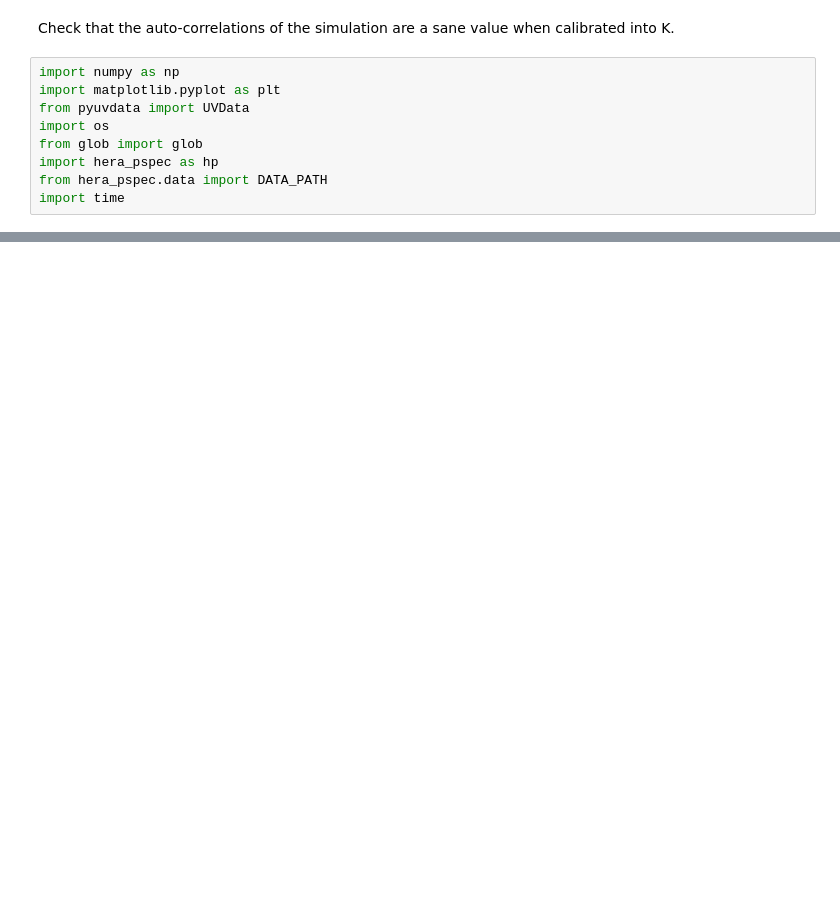
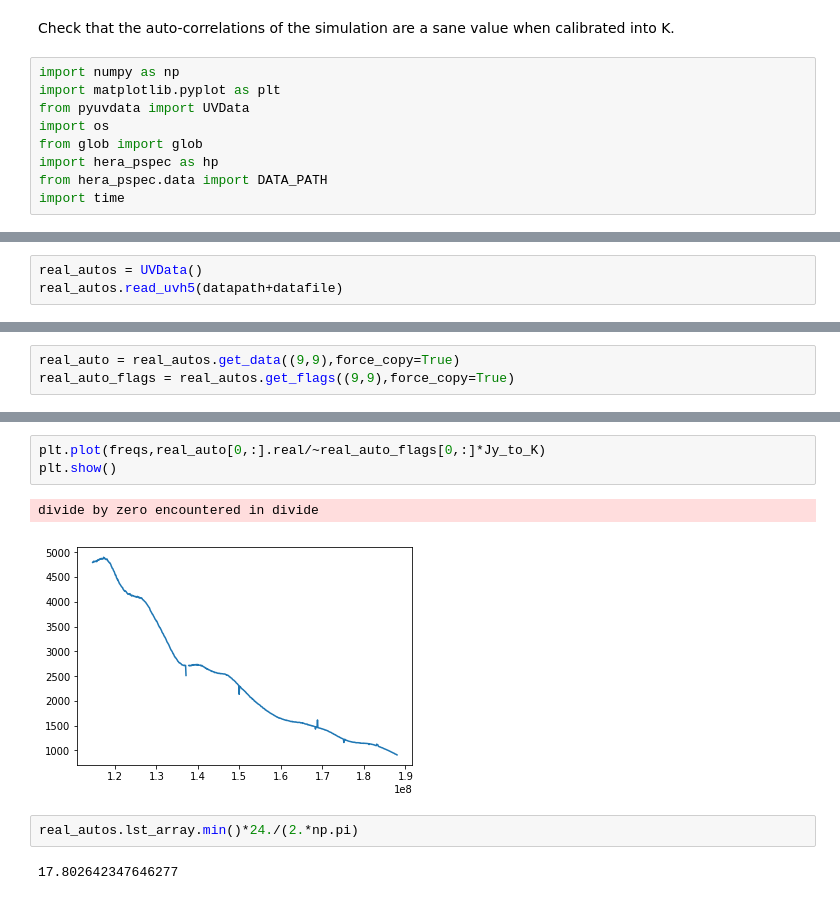
Before and after one commit to UPennEoR/kohn18_analysis, a Jupyter notebook: CheckAutosCalibration.ipynb, the cells around one changed output, grey strips where cells are left out. Cells and saved outputs as stored; diff of their text form; blank space fills up the shorter version.

```diff
--- a/CheckAutosCalibration.ipynb
+++ b/CheckAutosCalibration.ipynb
@@ -152,0 +95,3 @@ HERA19ReAnalysis.ipynb
+# %%
+real_autos = UVData()
+real_autos.read_uvh5(datapath+datafile)
@@ -152,0 +100,3 @@ HERA19ReAnalysis.ipynb
+# %%
+real_auto = real_autos.get_data((9,9),force_copy=True)
+real_auto_flags = real_autos.get_flags((9,9),force_copy=True)
@@ -152,0 +107,10 @@ HERA19ReAnalysis.ipynb
+# %%
+plt.plot(freqs,real_auto[0,:].real/~real_auto_flags[0,:]*Jy_to_K)
+plt.show()
+# %% [output]
+divide by zero encountered in divide
+[figure, added]
+# %%
+real_autos.lst_array.min()*24./(2.*np.pi)
+# %% [output]
+17.802642347646277
```
Also changed, not shown: parts of 27 cells of this notebook.
